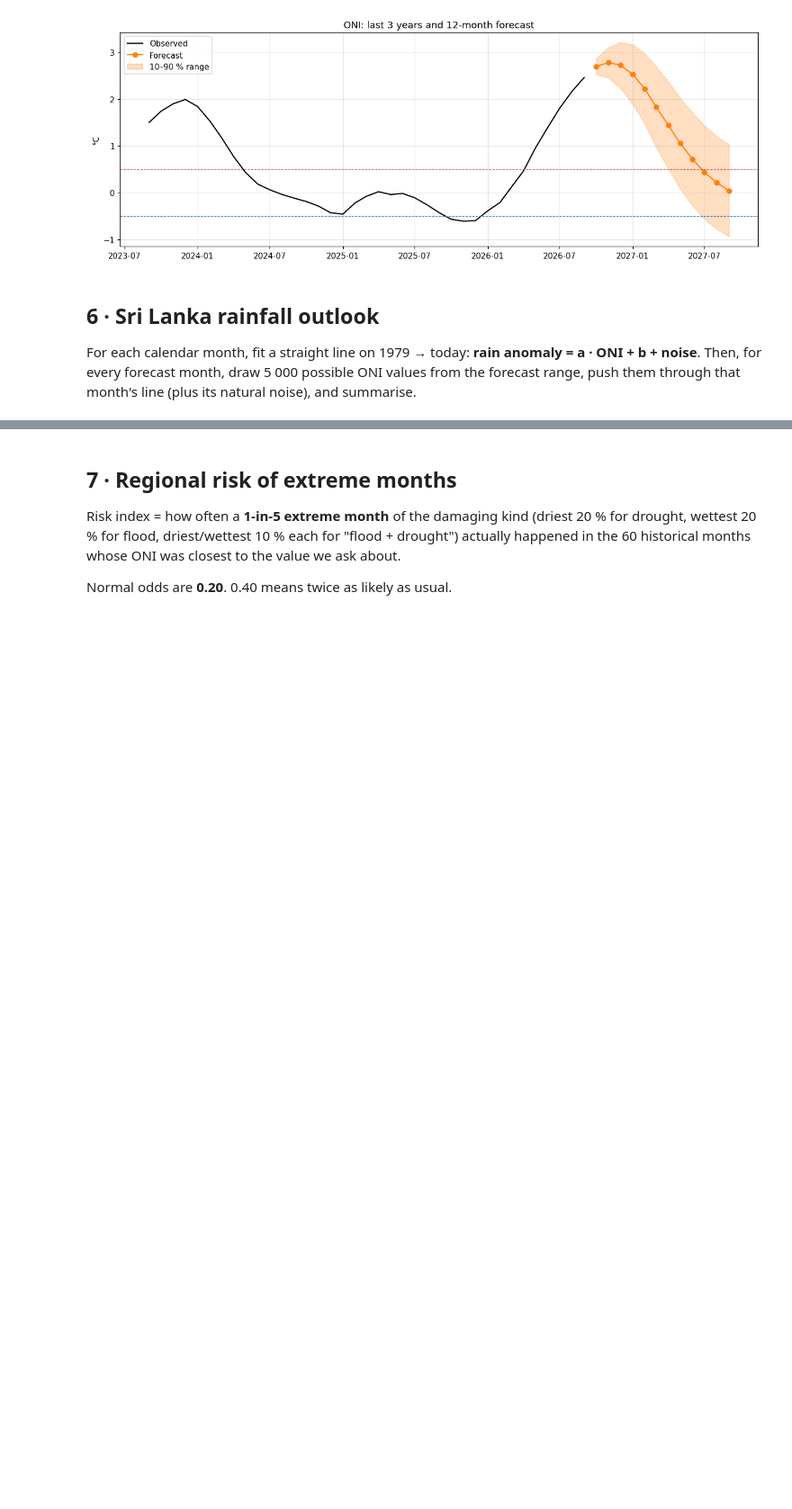
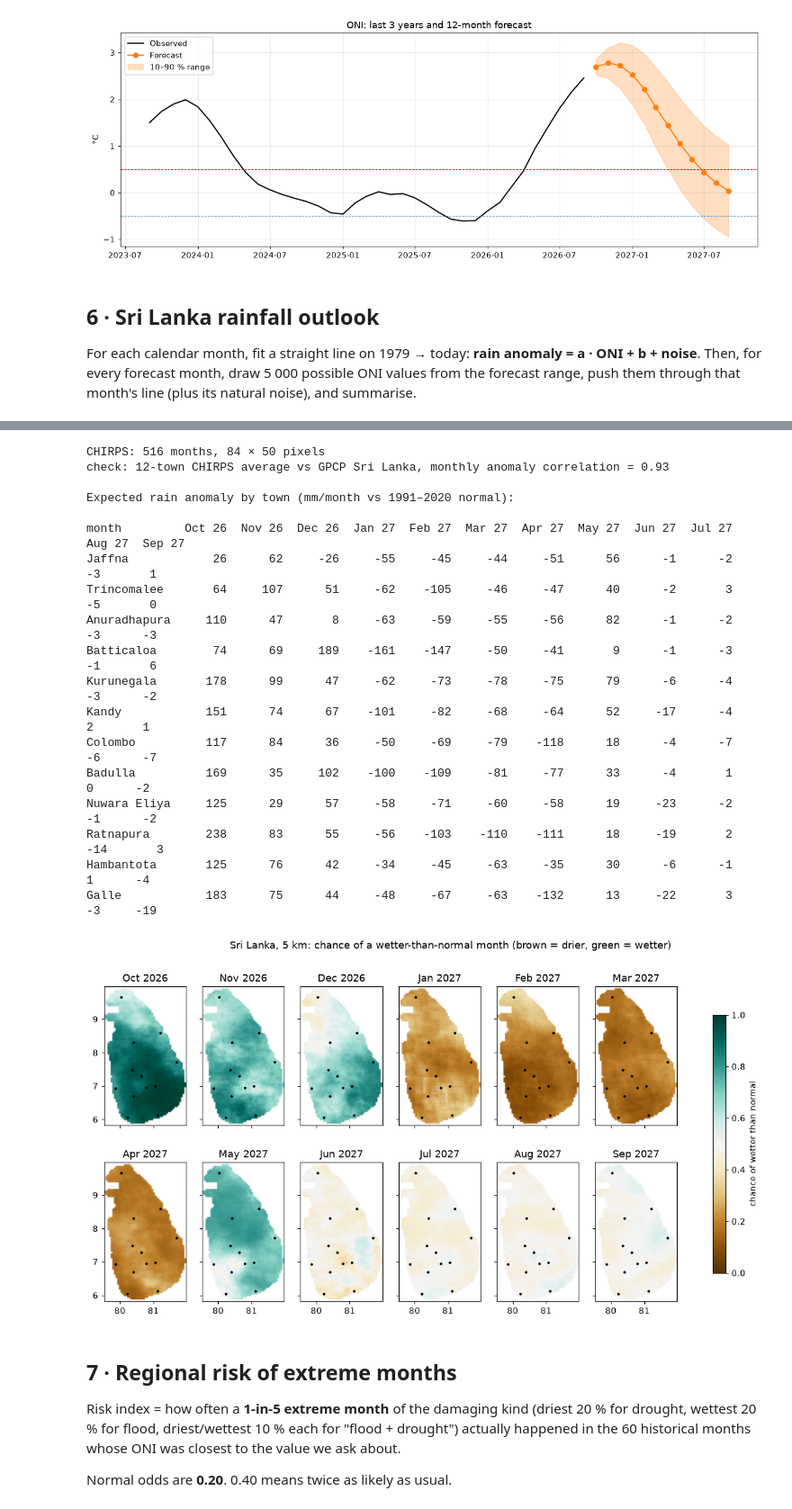
Before and after one commit to ashenbgy/sri-lanka-enso-forecast, a Jupyter notebook: enso_sri_lanka_forecast.ipynb, the cells around one changed output, grey strips where cells are left out. Shown at 90% size. Saved outputs shown, nothing was run; the diff lists cells and outputs as text; code cells hidden in the pictures; blank space fills up the shorter version.

```diff
--- a/enso_sri_lanka_forecast.ipynb
+++ b/enso_sri_lanka_forecast.ipynb
@@ -414,3 +423,78 @@ month
+# %%
+CHIRPS_FILE = Path("data/chirps_sri_lanka.nc")
+if not CHIRPS_FILE.exists():          # e.g. Colab, where only the notebook was uploaded
+    CHIRPS_FILE.parent.mkdir(exist_ok=True)
+    urllib.request.urlretrieve(
+        "https://raw.githubusercontent.com/ashenbgy/sri-lanka-enso-forecast/main/data/chirps_sri_lanka.nc", CHIRPS_FILE)
+chirps = xr.open_dataset(CHIRPS_FILE).precip
+chirps_anom = anomaly(chirps)                                # mm/month vs 1991–2020
+print(f"CHIRPS: {chirps.sizes['time']} months, {chirps.sizes['latitude']} × {chirps.sizes['longitude']} pixels")
+
+PLACES = {"Jaffna": (9.66, 80.03), "Trincomalee": (8.59, 81.21), "Anuradhapura": (8.31, 80.41),
+          "Batticaloa": (7.72, 81.69), "Kurunegala": (7.49, 80.36), "Kandy": (7.29, 80.63),
+          "Colombo": (6.93, 79.86), "Badulla": (6.99, 81.06), "Nuwara Eliya": (6.95, 80.79),
+          "Ratnapura": (6.69, 80.40), "Hambantota": (6.12, 81.12), "Galle": (6.05, 80.22)}
+place_rain = pd.DataFrame({          # mean of the ~4 × 4 pixels (±0.1°) around each town
+    name: chirps_anom.sel(latitude=slice(lat - .1, lat + .1), longitude=slice(lon - .1, lon + .1))
+                     .mean(["latitude", "longitude"]).values
+    for name, (lat, lon) in PLACES.items()}, index=chirps_anom.time.values)
+
+both = data["Sri Lanka"].to_frame().join(place_rain.mean(axis=1).rename("chirps"), how="inner")
+print(f"check: 12-town CHIRPS average vs GPCP Sri Lanka, monthly anomaly correlation = {both.corr().iloc[0, 1]:.2f}")
+
+def rain_outlook(rain):
+    """rain: anomaly array, time first (any shape after). Per forecast month →
+    expected anomaly (mm) and chance of wetter than normal, same shape as one time slice."""
+    calendar_month = pd.DatetimeIndex(chirps_anom.time.values).month
+    x_all = oni.reindex(chirps_anom.time.values).values
+    expected, chance = [], []
+    for month, f in forecast.iterrows():
+        sel = calendar_month == month.month
+        x, y = x_all[sel], rain[sel]
+        xc = (x - x.mean()).reshape(-1, *[1] * (y.ndim - 1))
+        a = (xc * (y - y.mean(0))).sum(0) / (xc ** 2).sum()
+        noise = (y - y.mean(0) - a * xc).std(0)
+        mean = y.mean(0) + a * (f.oni_mean - x.mean())
+        expected.append(mean)
+        chance.append(norm.cdf(mean / np.sqrt(a ** 2 * f.oni_sd ** 2 + noise ** 2)))
+    return np.array(expected), np.array(chance)
+
+places_mm, places_p = (pd.DataFrame(v, index=forecast.index, columns=list(PLACES))
+                       for v in rain_outlook(place_rain.values))
+print("\nExpected rain anomaly by town (mm/month vs 1991–2020 normal):\n")
+print(places_mm.T.round(0).astype(int).set_axis(forecast.index.strftime("%b %y"), axis=1).to_string())
+
+_, map_p = rain_outlook(chirps_anom.values)
+fig, axes = plt.subplots(2, 6, figsize=(15, 6.8), sharex=True, sharey=True)
+extent = [float(chirps.longitude.min()), float(chirps.longitude.max()),
+          float(chirps.latitude.min()), float(chirps.latitude.max())]
+for ax, p, month in zip(axes.flat, map_p, forecast.index):
+    im = ax.imshow(p, origin="lower", extent=extent, cmap="BrBG", vmin=0, vmax=1)
+    ax.scatter([lon for _, lon in PLACES.values()], [lat for lat, _ in PLACES.values()], s=4, color="black")
+    ax.set_title(month.strftime("%b %Y")); ax.grid(False); ax.set_aspect("equal")
+fig.colorbar(im, ax=axes, shrink=0.8, label="chance of wetter than normal")
+fig.suptitle("Sri Lanka, 5 km: chance of a wetter-than-normal month (brown = drier, green = wetter)")
+plt.savefig(OUT_DIR / "7_sri_lanka_map.png", bbox_inches="tight"); plt.show()
+# %% [output]
+CHIRPS: 516 months, 84 × 50 pixels
+check: 12-town CHIRPS average vs GPCP Sri Lanka, monthly anomaly correlation = 0.93
+
+Expected rain anomaly by town (mm/month vs 1991–2020 normal):
+
+month         Oct 26  Nov 26  Dec 26  Jan 27  Feb 27  Mar 27  Apr 27  May 27  Jun 27  Jul 27  Aug 27  Sep 27
+Jaffna            26      62     -26     -55     -45     -44     -51      56      -1      -2      -3       1
+Trincomalee       64     107      51     -62    -105     -46     -47      40      -2       3      -5       0
+Anuradhapura     110      47       8     -63     -59     -55     -56      82      -1      -2      -3      -3
+Batticaloa        74      69     189    -161    -147     -50     -41       9      -1      -3      -1       6
+Kurunegala       178      99      47     -62     -73     -78     -75      79      -6      -4      -3      -2
+Kandy            151      74      67    -101     -82     -68     -64      52     -17      -4       2       1
+Colombo          117      84      36     -50     -69     -79    -118      18      -4      -7      -6      -7
+Badulla          169      35     102    -100    -109     -81     -77      33      -4       1       0      -2
+Nuwara Eliya     125      29      57     -58     -71     -60     -58      19     -23      -2      -1      -2
+Ratnapura        238      83      55     -56    -103    -110    -111      18     -19       2     -14       3
+Hambantota       125      76      42     -34     -45     -63     -35      30      -6      -1       1      -4
+Galle            183      75      44     -48     -67     -63    -132      13     -22       3      -3     -19
+[figure, added]
 # %% [markdown]
 ## 7 · Regional risk of extreme months
 
```
Also changed, not shown: parts of 9 cells of this notebook.
